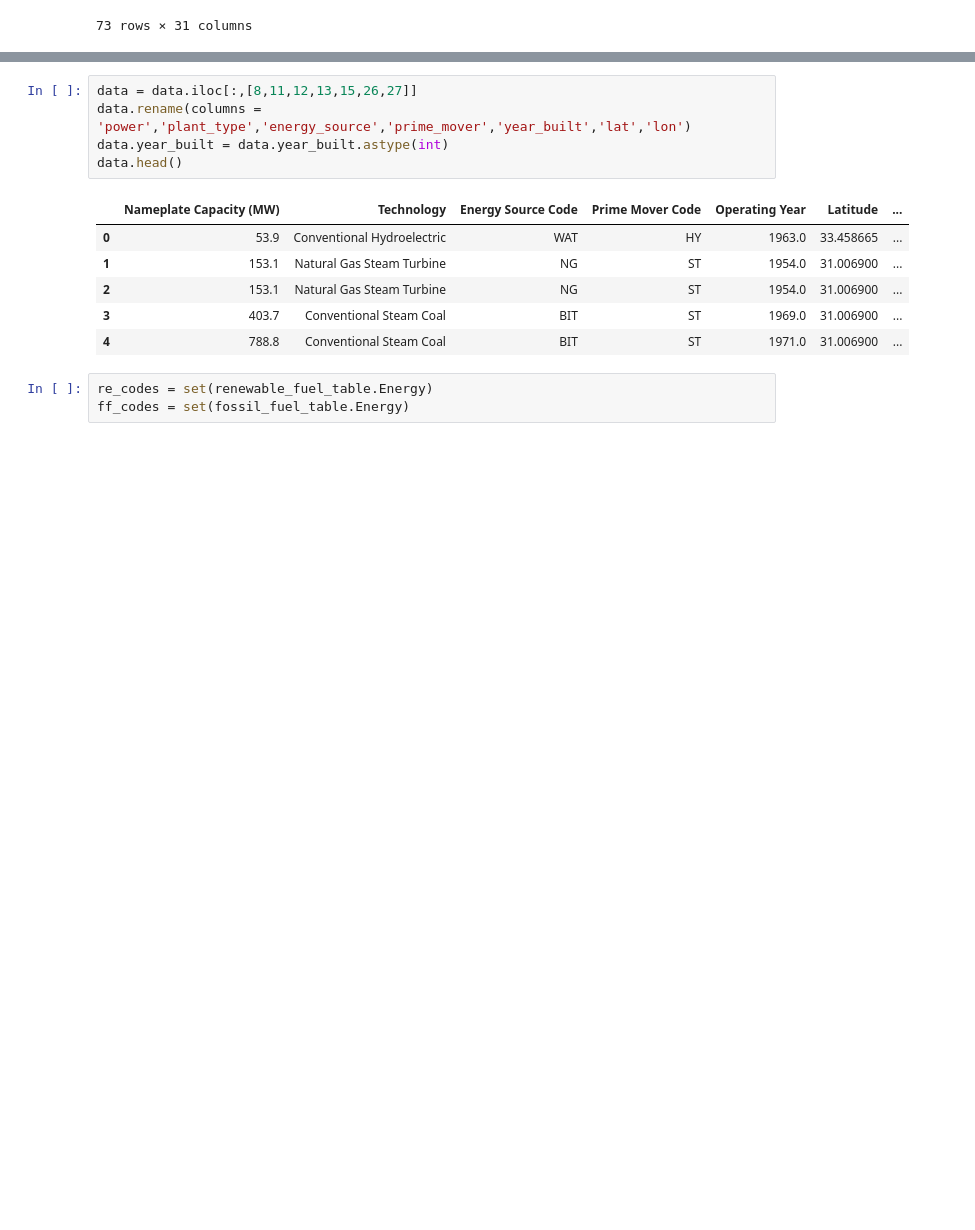
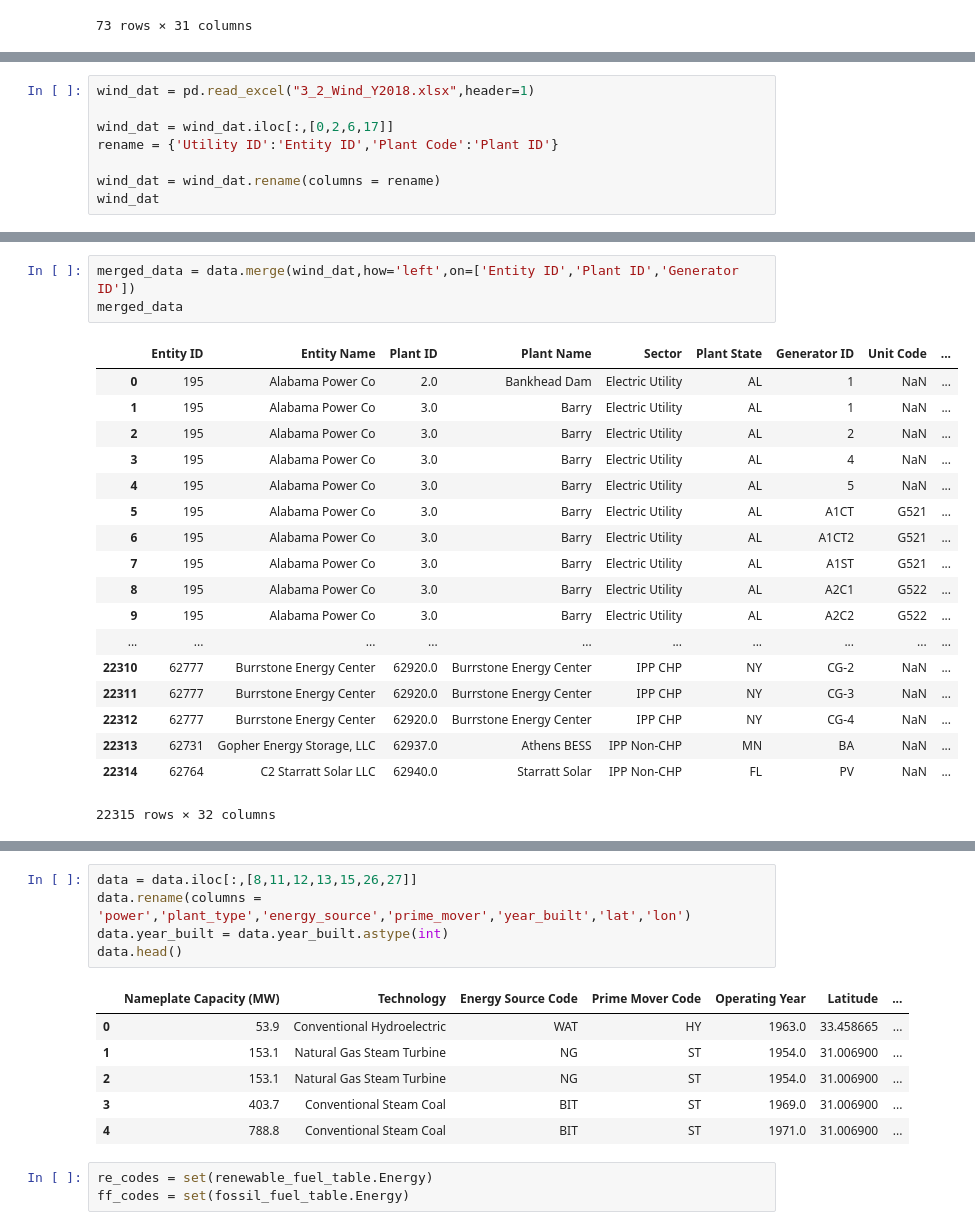
Before and after one commit to Tclack88/Lambda, a Jupyter notebook: module1/assignment_applied_modeling_1.ipynb, the cells around one changed output, grey strips where cells are left out. Saved outputs shown, nothing was run; the diff lists cells and outputs as text; blank space fills up the shorter version.

```diff
--- a/module1/assignment_applied_modeling_1.ipynb
+++ b/module1/assignment_applied_modeling_1.ipynb
@@ -225,0 +251,8 @@ data['Unit Code'].nunique()
+# %%
+wind_dat = pd.read_excel("3_2_Wind_Y2018.xlsx",header=1)
+
+wind_dat = wind_dat.iloc[:,[0,2,6,17]]
+rename = {'Utility ID':'Entity ID','Plant Code':'Plant ID'}
+
+wind_dat = wind_dat.rename(columns = rename)
+wind_dat
@@ -225,0 +278,22 @@ data['Unit Code'].nunique()
+# %%
+merged_data = data.merge(wind_dat,how='left',on=['Entity ID','Plant ID','Generator ID'])
+merged_data
+# %% [output]
+|  | Entity ID | Entity Name | Plant ID | Plant Name | Sector | Plant State | Generator ID | Unit Code | ... |
+| 0 | 195 | Alabama Power Co | 2.0 | Bankhead Dam | Electric Utility | AL | 1 | NaN | ... |
+| 1 | 195 | Alabama Power Co | 3.0 | Barry | Electric Utility | AL | 1 | NaN | ... |
+| 2 | 195 | Alabama Power Co | 3.0 | Barry | Electric Utility | AL | 2 | NaN | ... |
+| 3 | 195 | Alabama Power Co | 3.0 | Barry | Electric Utility | AL | 4 | NaN | ... |
+| 4 | 195 | Alabama Power Co | 3.0 | Barry | Electric Utility | AL | 5 | NaN | ... |
+| 5 | 195 | Alabama Power Co | 3.0 | Barry | Electric Utility | AL | A1CT | G521 | ... |
+| 6 | 195 | Alabama Power Co | 3.0 | Barry | Electric Utility | AL | A1CT2 | G521 | ... |
+| 7 | 195 | Alabama Power Co | 3.0 | Barry | Electric Utility | AL | A1ST | G521 | ... |
+| 8 | 195 | Alabama Power Co | 3.0 | Barry | Electric Utility | AL | A2C1 | G522 | ... |
+| 9 | 195 | Alabama Power Co | 3.0 | Barry | Electric Utility | AL | A2C2 | G522 | ... |
+| ... | ... | ... | ... | ... | ... | ... | ... | ... | ... |
+| 22310 | 62777 | Burrstone Energy Center | 62920.0 | Burrstone Energy Center | IPP CHP | NY | CG-2 | NaN | ... |
+| 22311 | 62777 | Burrstone Energy Center | 62920.0 | Burrstone Energy Center | IPP CHP | NY | CG-3 | NaN | ... |
+| 22312 | 62777 | Burrstone Energy Center | 62920.0 | Burrstone Energy Center | IPP CHP | NY | CG-4 | NaN | ... |
+| 22313 | 62731 | Gopher Energy Storage, LLC | 62937.0 | Athens BESS | IPP Non-CHP | MN | BA | NaN | ... |
+| 22314 | 62764 | C2 Starratt Solar LLC | 62940.0 | Starratt Solar | IPP Non-CHP | FL | PV | NaN | ... |
+22315 rows × 32 columns
```
Also changed, not shown: parts of 16 cells of this notebook.
